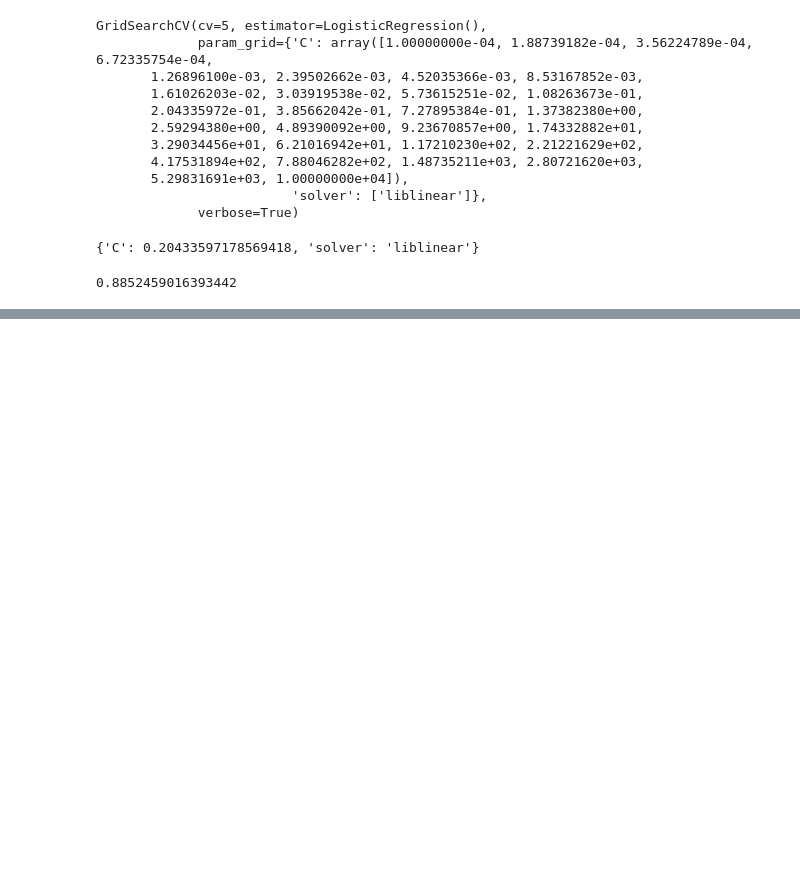
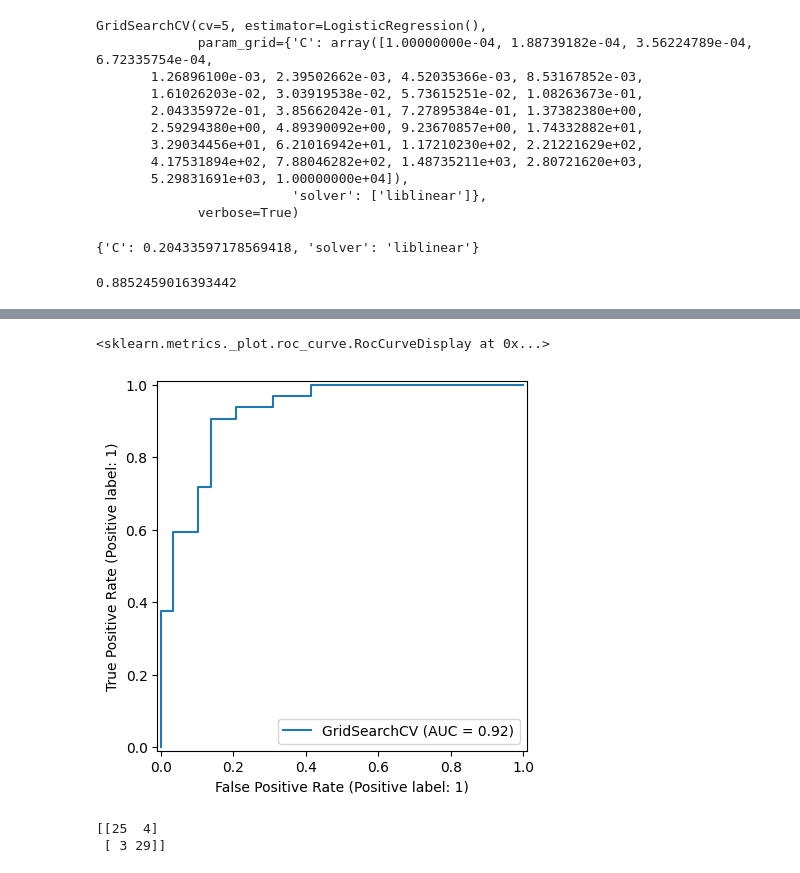
Before and after one commit to buumu8/ds, a Jupyter notebook: heart-disease-project/end-to-end-heart-disease-classification.ipynb, the cells around one changed output, grey strips where cells are left out. Saved outputs shown, nothing was run; the diff lists cells and outputs as text; code cells hidden in the pictures; blank space fills up the shorter version.

```diff
--- a/heart-disease-project/end-to-end-heart-disease-classification.ipynb
+++ b/heart-disease-project/end-to-end-heart-disease-classification.ipynb
@@ -682,0 +708,14 @@ gs_log_reg.score(X_test,y_test)
+# %%
+# Import ROC curve function from the sklearn.metrics module
+from sklearn.metrics import RocCurveDisplay
+# Prot ROC curve and calculate and calculatee AUC metric
+RocCurveDisplay.from_estimator(gs_log_reg, X_test, y_test)
+# %% [output]
+<sklearn.metrics._plot.roc_curve.RocCurveDisplay at 0x...>
+[figure, added]
+# %%
+# Confusion matrix
+print(confusion_matrix(y_test,  y_preds))
+# %% [output]
+[[25  4]
+ [ 3 29]]
```
Also changed, not shown: parts of 26 cells of this notebook.
